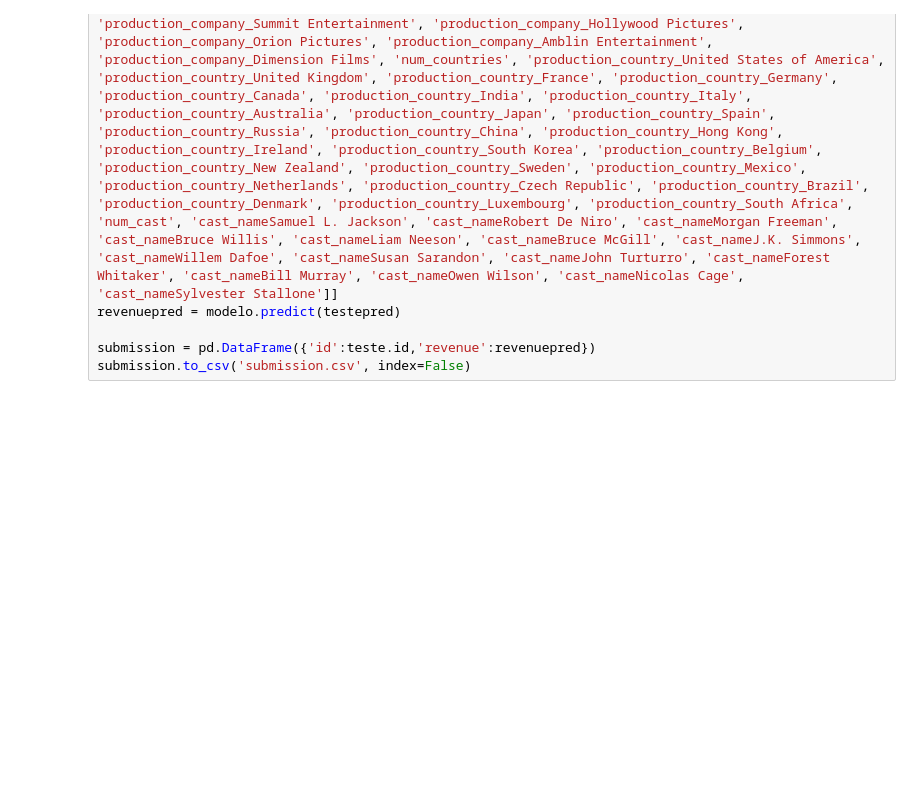
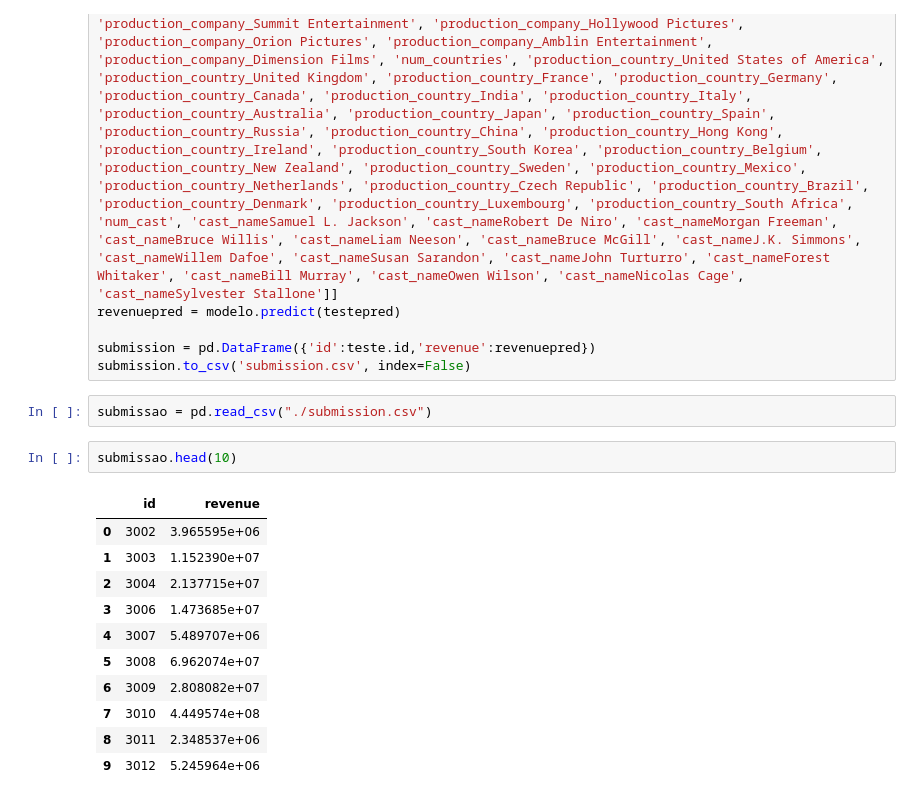
Before and after one commit to GsCatalani/trabalho2Lp, a Jupyter notebook: Trabalho2.ipynb, the cells around one changed output. Saved outputs shown, nothing was run; the diff lists cells and outputs as text; blank space fills up the shorter version.

```diff
--- a/Trabalho2.ipynb
+++ b/Trabalho2.ipynb
@@ -962,3 +974,19 @@ revenuepred = modelo.predict(testepred)
 
 submission = pd.DataFrame({'id':teste.id,'revenue':revenuepred})
 submission.to_csv('submission.csv', index=False)
+# %%
+submissao = pd.read_csv("./submission.csv")
+# %%
+submissao.head(10)
+# %% [output]
+|  | id | revenue |
+| 0 | 3002 | 3.965595e+06 |
+| 1 | 3003 | 1.152390e+07 |
+| 2 | 3004 | 2.137715e+07 |
+| 3 | 3006 | 1.473685e+07 |
+| 4 | 3007 | 5.489707e+06 |
+| 5 | 3008 | 6.962074e+07 |
+| 6 | 3009 | 2.808082e+07 |
+| 7 | 3010 | 4.449574e+08 |
+| 8 | 3011 | 2.348537e+06 |
+| 9 | 3012 | 5.245964e+06 |
```
Also changed, not shown: parts of 4 cells of this notebook.
